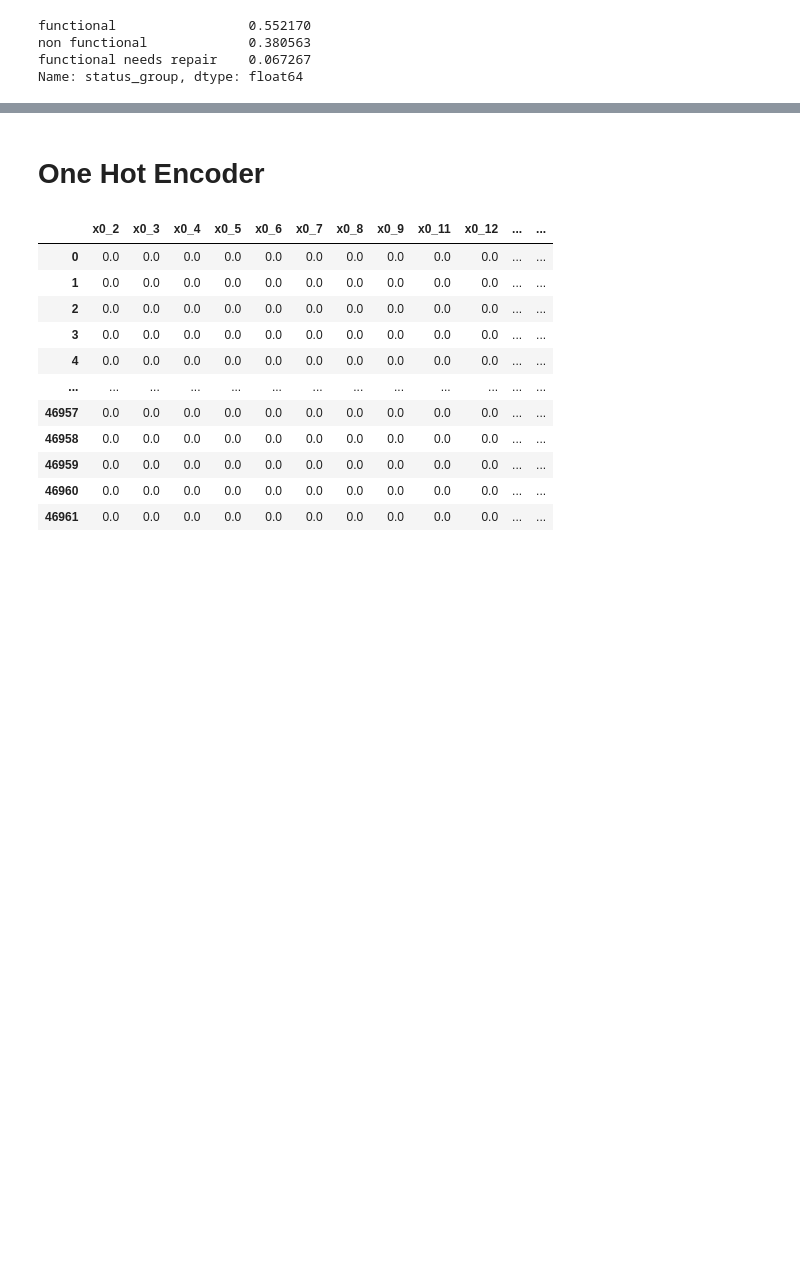
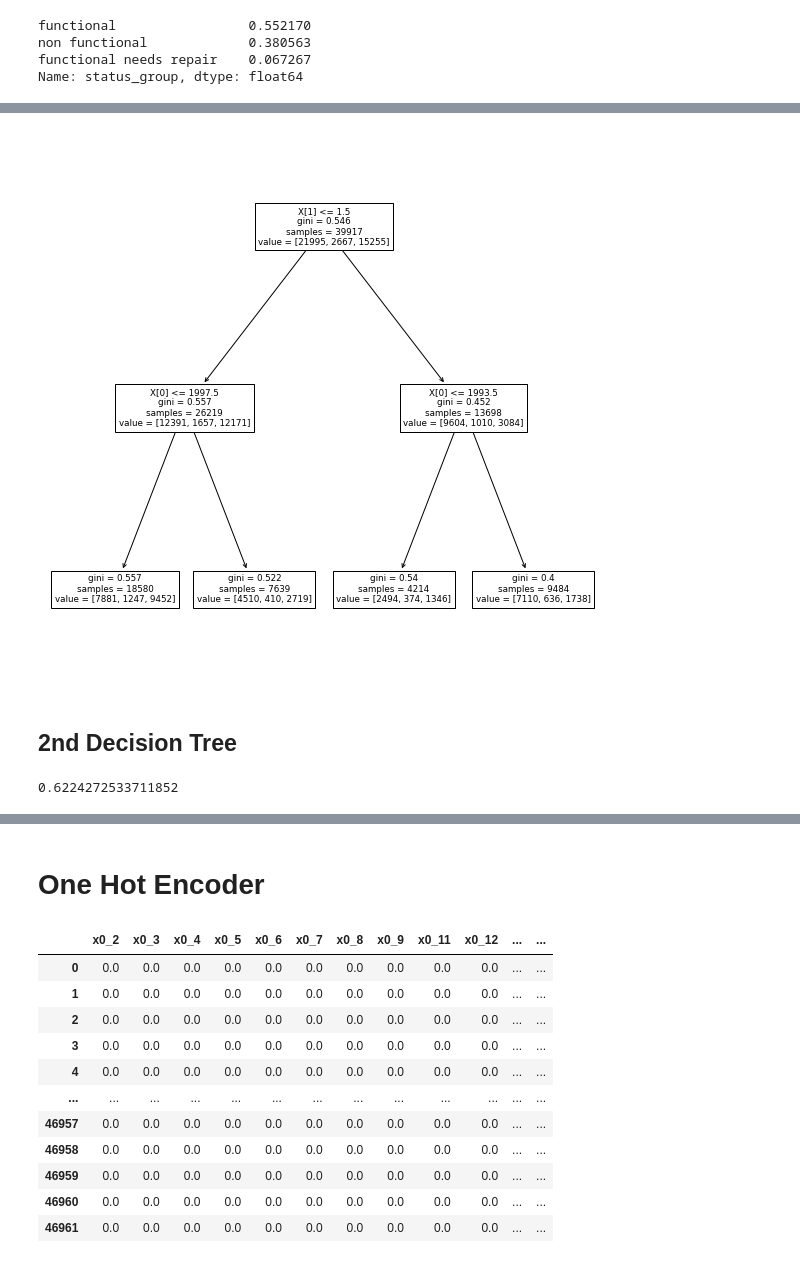
Before and after one commit to anniezhengaz/Phase3Projecct-Tanzanian_Water_Wells, a Jupyter notebook: eda-CLEAN-modeling.ipynb, the cells around one changed output, grey strips where cells are left out. Drawn from its saved outputs; the diff is of its cells as text; code cells hidden in the pictures; blank space fills up the shorter version.

Commit message:
more modeling and graphs

```diff
--- a/eda-CLEAN-modeling.ipynb
+++ b/eda-CLEAN-modeling.ipynb
@@ -74,0 +122,6 @@ memory usage: 10.4+ MB
+# %%
+df['funder'].replace(('Kkkt_makwale'), ('KKKT'), inplace=True)
+df['funder'].replace(('Finw', 'Fw'), ('Fini Water'), inplace=True)
+df['funder'].replace(('Mkinga Distric Coun'), ('District Council'), inplace=True)
+df['funder'].replace(('Finw', 'Fw'), ('Fini Water'), inplace=True)
+df['funder'].replace(('Finw', 'Fw'), ('Fini Water'), inplace=True)
@@ -307,0 +287,17 @@ plt.show()
+# %%
+df_noid = df.copy()
+# %%
+tree1 = df_noid[['construction_year', 'amount_tsh', 'status_group']]
+
+X = tree1.drop('status_group', axis=1)
+y = tree1['status_group']
+
+X_train, X_test, y_train, y_test = train_test_split(X, y, random_state=1, test_size=0.15)
+
+dt = DecisionTreeClassifier(max_depth=2, random_state=1)
+
+dt.fit(X_train, y_train)
+
+y_pred= dt.predict(X_test)
+
+accuracy_score(y_test, y_pred)
@@ -307,0 +310,26 @@ plt.show()
+# %%
+f, ax = plt.subplots(figsize=(10, 10))
+plot_tree(dt, ax=ax);
+# %% [output]
+[figure, added]
+# %% [markdown]
+## 2nd Decision Tree
+# %%
+tree2= df[['status_group', 'amount_tsh', 'waterpoint_type_group','quality_group']]
+
+tree2 = pd.get_dummies(tree2, columns=['waterpoint_type_group', 'quality_group', 'amount_tsh'])
+
+X = tree2.drop('status_group', axis=1)
+y = tree2['status_group']
+
+X_train, X_test, y_train, y_test = train_test_split(X, y, random_state=1, test_size=0.15)
+
+dt2 = DecisionTreeClassifier(max_depth=2, random_state=1)
+
+dt2.fit(X_train, y_train)
+
+y_pred = dt2.predict(X_test)
+
+accuracy_score(y_test, y_pred)
+# %% [output]
+0.6224272533711852
```
Also changed, not shown: parts of 38 cells of this notebook.
